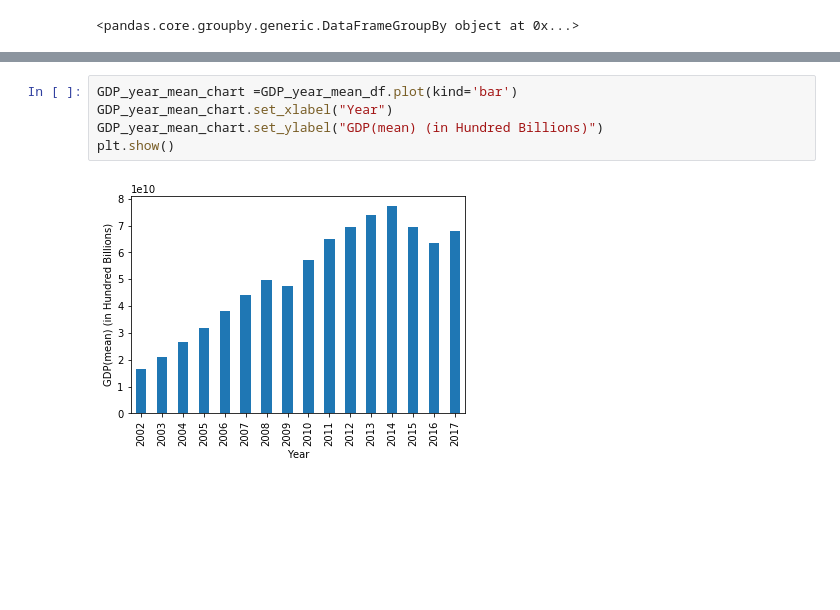
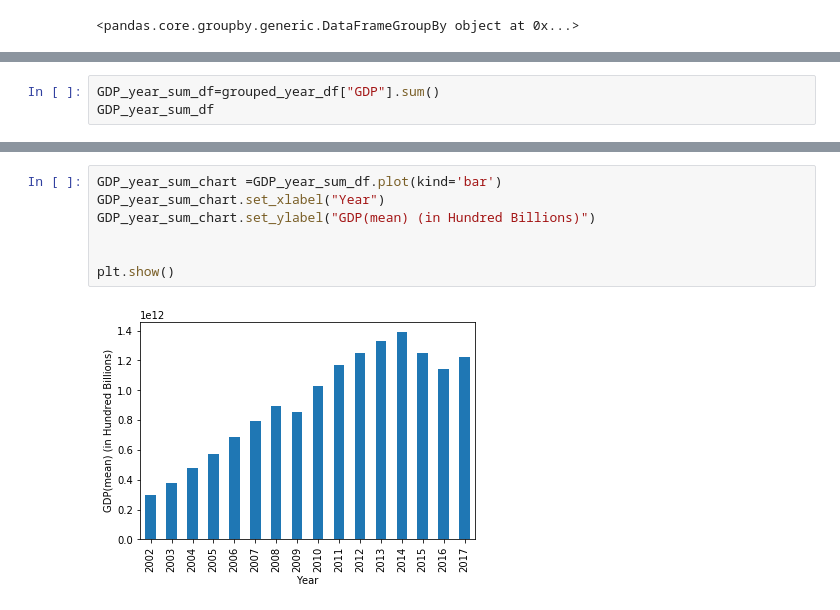
Before and after one commit to juliasweet/Project_1, a Jupyter notebook: GDP and Subsaharan Africa.ipynb, the cells around one changed output, grey strips where cells are left out. Saved outputs shown, nothing was run; the diff lists cells and outputs as text; blank space fills up the shorter version.

```diff
--- a/GDP and Subsaharan Africa.ipynb
+++ b/GDP and Subsaharan Africa.ipynb
@@ -549,0 +528,3 @@ Name: GDP, dtype: float64
+# %%
+GDP_year_sum_df=grouped_year_df["GDP"].sum()
+GDP_year_sum_df
@@ -550,7 +598,9 @@ Name: GDP, dtype: float64
 # %%
-GDP_year_mean_chart =GDP_year_mean_df.plot(kind='bar')
-GDP_year_mean_chart.set_xlabel("Year")
-GDP_year_mean_chart.set_ylabel("GDP(mean) (in Hundred Billions)")
+GDP_year_sum_chart =GDP_year_sum_df.plot(kind='bar')
+GDP_year_sum_chart.set_xlabel("Year")
+GDP_year_sum_chart.set_ylabel("GDP(mean) (in Hundred Billions)")
+
+
 plt.show()
 # %% [output]
-[figure, old version]
+[figure, new version]
```
Also changed, not shown: parts of 6 cells of this notebook.
